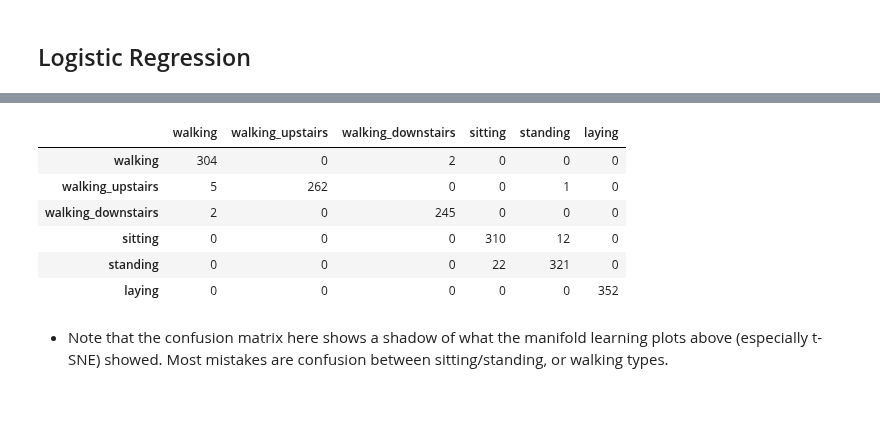
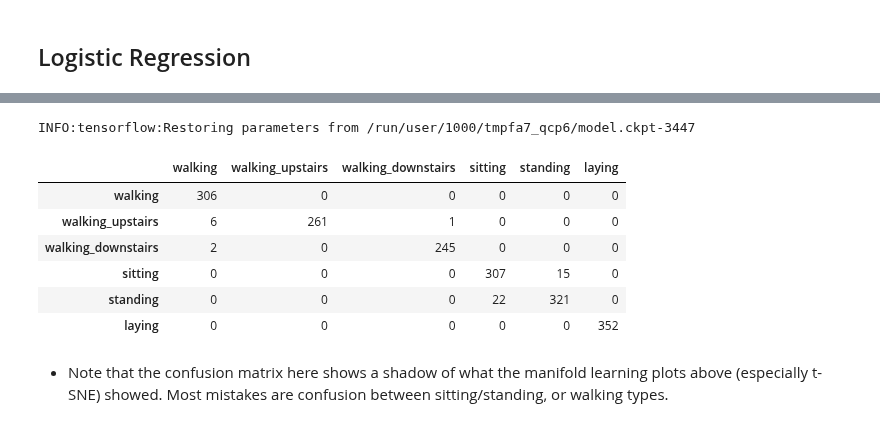
Before and after one commit to Hodapp87/yazabi-tensorflow-classification-test, a Jupyter notebook: Yazabi - TensorFlow skills test (classification).ipynb, the cells around one changed output, grey strips where cells are left out. Cells and saved outputs as stored; diff of their text form; code cells hidden in the pictures.

```diff
--- a/Yazabi - TensorFlow skills test (classification).ipynb
+++ b/Yazabi - TensorFlow skills test (classification).ipynb
@@ -249,14 +255,15 @@ class LogisticRegressionGraph(object):
 train_y_bin = sklearn.preprocessing.label_binarize(train_y, classes=range(1,7))
 # %%
 tf.reset_default_graph()
-lr = LogisticRegressionGraph(train_X.shape[1], 6, 1e-3)
+lr = LogisticRegressionGraph(train_X.shape[1], 6, 0) # 1e-3)
 learning_rate = 0.0001
 with tf.Session() as session:
     init = tf.global_variables_initializer()
     optimizer = tf.train.GradientDescentOptimizer(learning_rate)
     train = optimizer.minimize(lr.loss)
     session.run(init)
-    max_iters = 500
+    max_iters = 100
+    #max_iters=10
     for i in range(max_iters):
         session.run(train, {lr.example: train_X, lr.label: train_y_bin})
         # Evaluate accuracy:
@@ -269,0 +332,12 @@ with tf.Session() as session:
+# %%
+lr = tf.estimator.Estimator(
+    model_fn=lr_model_fn,
+    params={"learning_rate": 0.02, "n_classes": 6, "n_features": train_X.shape[1], "lambda": 0.02},
+)
+
+train_input_fn = tf.estimator.inputs.numpy_input_fn(
+    x={"x": train_X.values},
+    y=train_y.values - 1,
+    num_epochs=80,
+    shuffle=False)
+lr.train(input_fn=train_input_fn)
@@ -269,0 +363,11 @@ with tf.Session() as session:
+# %%
+# Score accuracy
+test_input_fn = tf.estimator.inputs.numpy_input_fn(
+    x={"x": valid_X.values},
+    y=valid_y.values - 1,
+    num_epochs=1,
+    shuffle=False)
+
+ev = lr.evaluate(input_fn=test_input_fn)
+print("Loss: %s" % ev["loss"])
+print("Validation accuracy: %s" % ev["accuracy"])
@@ -270,14 +382,17 @@ with tf.Session() as session:
 # %%
+valid_y_predict = np.array([i["activity"] for i in lr.predict(test_input_fn)])
+
 # Confusion matrix (on validation set):
 conf = sklearn.metrics.confusion_matrix(valid_y, valid_y_predict + 1)
 conf = pd.DataFrame(conf, columns=label_list, index=label_list)
 conf
 # %% [output]
+INFO:tensorflow:Restoring parameters from /run/user/1000/tmpfa7_qcp6/model.ckpt-3447
 |  | walking | walking_upstairs | walking_downstairs | sitting | standing | laying |
-| walking | 304 | 0 | 2 | 0 | 0 | 0 |
-| walking_upstairs | 5 | 262 | 0 | 0 | 1 | 0 |
+| walking | 306 | 0 | 0 | 0 | 0 | 0 |
+| walking_upstairs | 6 | 261 | 1 | 0 | 0 | 0 |
 | walking_downstairs | 2 | 0 | 245 | 0 | 0 | 0 |
-| sitting | 0 | 0 | 0 | 310 | 12 | 0 |
+| sitting | 0 | 0 | 0 | 307 | 15 | 0 |
 | standing | 0 | 0 | 0 | 22 | 321 | 0 |
 | laying | 0 | 0 | 0 | 0 | 0 | 352 |
 # %% [markdown]
```
Also changed, not shown: parts of 15 cells of this notebook.
